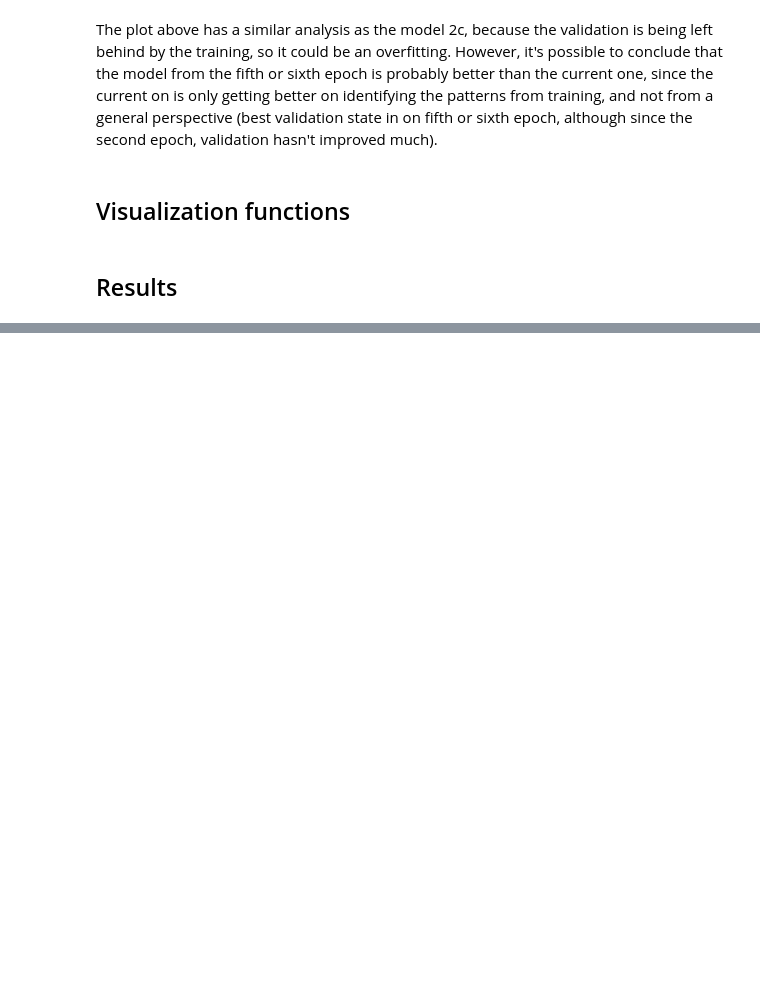
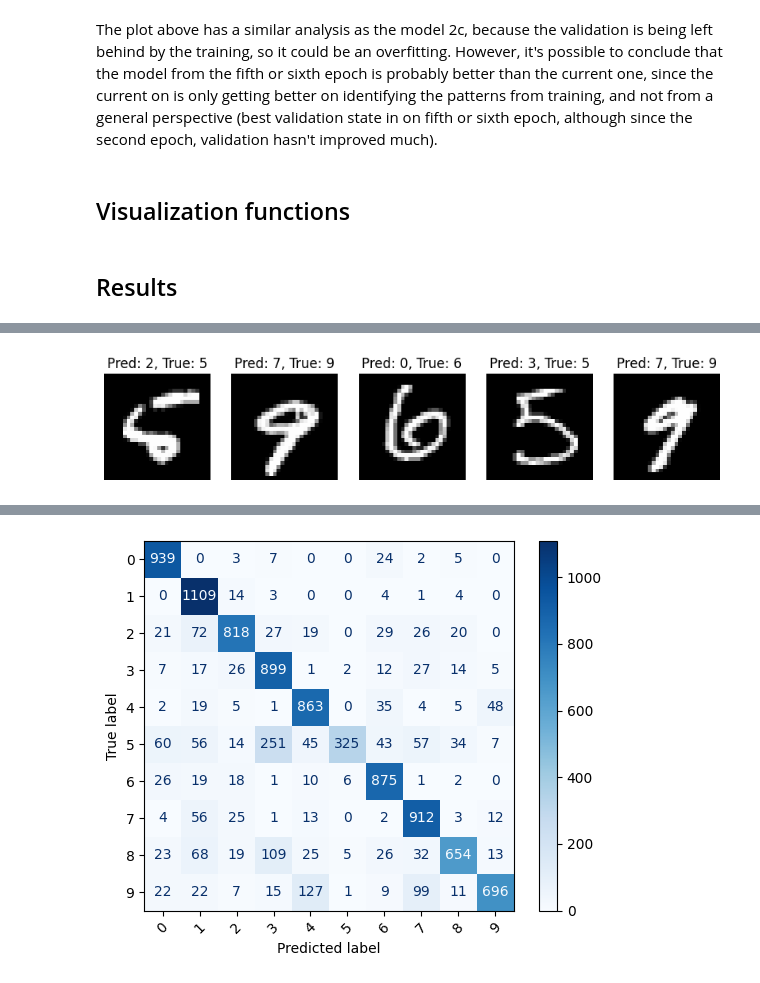
Before and after one commit to victorandre957/NOIA-Trabalho-1, a Jupyter notebook: Trabalho_1.ipynb, the cells around one changed output, grey strips where cells are left out. Cells and saved outputs as stored; diff of their text form; code cells hidden in the pictures; blank space fills up the shorter version.

Commit message:
add results model with 60 epochs

```diff
--- a/Trabalho_1.ipynb
+++ b/Trabalho_1.ipynb
@@ -336,0 +367,5 @@ model_2a
+# %%
+print("model_2a_over_epochs")
+visualize_misclassified(model_2a_over_epochs, x_test, y_test)
+confusion_matrix_generator(model_2a_over_epochs)
+# %% [output]
@@ -336,0 +374 @@ model_2a
+[figure, added]
@@ -337,3 +376,4 @@ model_2a
+[figure, added]
 # %%
 print("model_2b")
 visualize_misclassified(model_2b, x_test, y_test)
```
Also changed, not shown: parts of 22 cells of this notebook.
